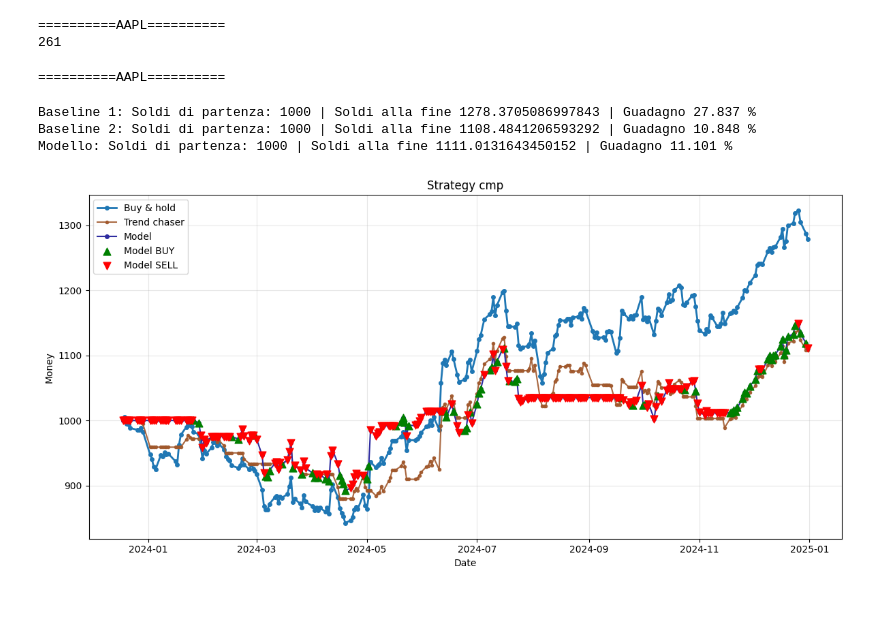
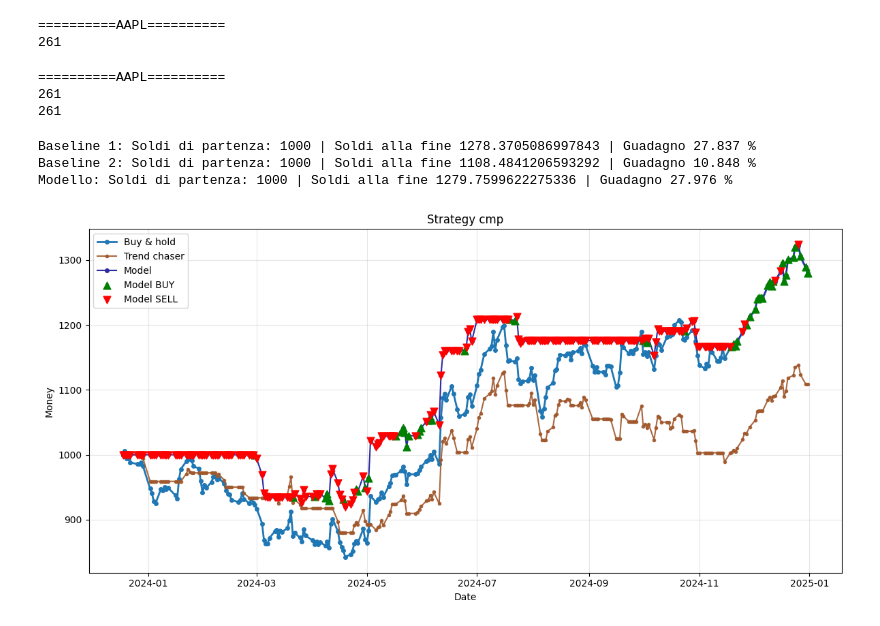
Before and after one commit to UniAlessioM/MarGui-Project, a Jupyter notebook: TradingTestbentch.ipynb, the cells around one changed output. Drawn from its saved outputs; the diff is of its cells as text; code cells hidden in the pictures.

```diff
--- a/TradingTestbentch.ipynb
+++ b/TradingTestbentch.ipynb
@@ -47,7 +47,7 @@ for tiker in stocks:
     if aggressive is not None:
         entry["aggressive"] = aggressive
         lookback_start = start_dt - pd.Timedelta(days=window)
-        warm = df.loc[(df.index >= lookback_start) & (df.index < start_dt)].copy()
+        warm = df.loc[(df.index > lookback_start) & (df.index < start_dt)].copy()
         # Sono gli ultimi 40 giorni di validation usati per costruire correttamente
         # il warm start sul test set
         entry["aggressive_warm_start_sample"] = warm.copy()
@@ -151,20 +151,22 @@ for ticker, data in models.items():
         model_state["aggressive"] = data["aggressive"]
         # Concatenazione dei dati per allineare le feature e le threshold
         temp = pd.concat([data["aggressive_warm_start_sample"], data["test_data"]]).reset_index(drop=True)  # type: ignore
-        work_data = temp.loc[:, data["features"]].copy()
+        work_data = temp[data["features"]].copy()
 
         # Trasformazione in Dmatrix e predizione
         dmatrix = xgb.DMatrix(work_data.values, feature_names=data["features"])
-        probability = model.predict(dmatrix)
-        probability_series = pd.Series(probability, index=work_data.index)
+        probability = model.predict(dmatrix, iteration_range=(0, model.best_iteration))
+        probability_series = pd.Series(probability).astype(float)
 
         # Calcolo della threshold dinamica
         roll_mean = probability_series.rolling(window=window).mean()
         roll_std = probability_series.rolling(window=window).std()
-        dynamic_threshold = roll_mean + roll_std * float(data["aggressive"])
+        dynamic_threshold = roll_mean + roll_std.mul(float(data["aggressive"]))
         dynamic_threshold = np.maximum(dynamic_threshold, floor_probability)
+        dynamic_threshold = dynamic_threshold.iloc[len(data["aggressive_warm_start_sample"]):].reset_index(drop=True)  # type: ignore
+        probability_series = probability_series.iloc[len(data["aggressive_warm_start_sample"]):].reset_index(drop=True)
 
-        actions = (probability_series > dynamic_threshold).iloc[-len(model_state["data"]):].astype(int)
+        actions = (probability_series > dynamic_threshold).astype(int)
     else:
 
         if "threshold" in data:
@@ -177,6 +179,9 @@ for ticker, data in models.items():
         probability = model.predict(dmatrix)
         actions = pd.Series((probability >= model_state["threshold"]).astype(int), index=work_data.index)
 
+
+    print(len(model_state["data"]))
+    print(len(actions))
 
     model_state["data"].loc[:, "model_action"] = actions.values
 
@@ -210,6 +215,8 @@ for ticker, data in models.items():
     payout_mod = model_state["cash"] + (model_state["shares"] * model_state["data"].iloc[-1]["Close"])
 # %% [output]
 ==========AAPL==========
+261
+261
 # %%
 print(f"Baseline 1: Soldi di partenza: {starting_cash} | Soldi alla fine {payout_bnh} | Guadagno {((payout_bnh - starting_cash)/starting_cash) * 100:.3f} %")
 print(f"Baseline 2: Soldi di partenza: {starting_cash} | Soldi alla fine {payout_tc} | Guadagno {((payout_tc - starting_cash)/starting_cash) * 100:.3f} %")
@@ -217,34 +224,33 @@ print(f"Modello: Soldi di partenza: {starting_cash} | Soldi alla fine {payout_mo
 
 plt.figure(figsize=(12,6))
 
 idx = data["test_data"].index
 bh_series = data["test_data"]["Close"] * own_tikers
 tc_series = trend_chaser["data"]["portfolio_value"]
 model_series = model_state["data"]["model_value"]
 
 
 plt.plot(idx, bh_series, label='Buy & hold', color='#1f77b4', linewidth=2, marker='o', markersize=4)
 plt.plot(idx, tc_series, label='Trend chaser', color="#a0582c", linewidth=1.5, marker='o', markersize=3, alpha=0.9)
 plt.plot(idx, model_series, label='Model', color="#2e2ca0", linewidth=1.5, marker='o', markersize=4)
 
 # Inserimento delle valutazioni del modello (^ or v)
 buys = model_state["data"]["model_action"] == 1
 sells = model_state["data"]["model_action"] == 0
 
 plt.scatter(model_state["data"].loc[buys].index, model_state["data"].loc[buys, "model_value"],
             marker="^", color="green", s=60, label="Model BUY", zorder=5)
-plt.scatter(model_state["data"].loc[sells].index, model_state["data"].loc[sells, "model_value"],
-            marker="v", color="red", s=60, label="Model SELL", zorder=5)
+plt.scatter(model_state["data"].loc[sells].index, model_state["data"].loc[sells, "model_value"], marker="v", color="red", s=60, label="Model SELL", zorder=5)
 
 plt.title("Strategy cmp")
 plt.xlabel("Date")
 plt.ylabel("Money")
 plt.legend()
 plt.grid(alpha=0.3)
 plt.tight_layout()
 plt.show()
 # %% [output]
 Baseline 1: Soldi di partenza: 1000 | Soldi alla fine 1278.3705086997843 | Guadagno 27.837 %
 Baseline 2: Soldi di partenza: 1000 | Soldi alla fine 1108.4841206593292 | Guadagno 10.848 %
-Modello: Soldi di partenza: 1000 | Soldi alla fine 1111.0131643450152 | Guadagno 11.101 %
+Modello: Soldi di partenza: 1000 | Soldi alla fine 1279.7599622275336 | Guadagno 27.976 %
-[figure, old version]
+[figure, new version]
```
Also changed, not shown: parts of 1 cell of this notebook, 3 other files.
